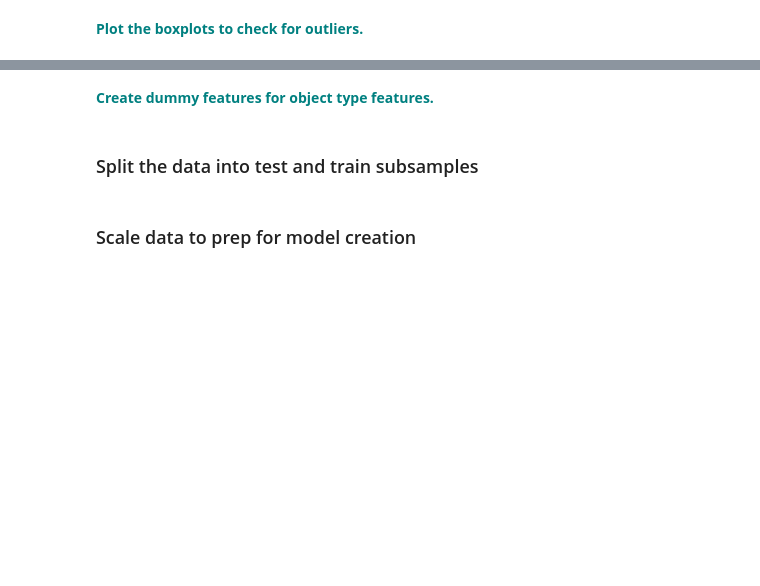
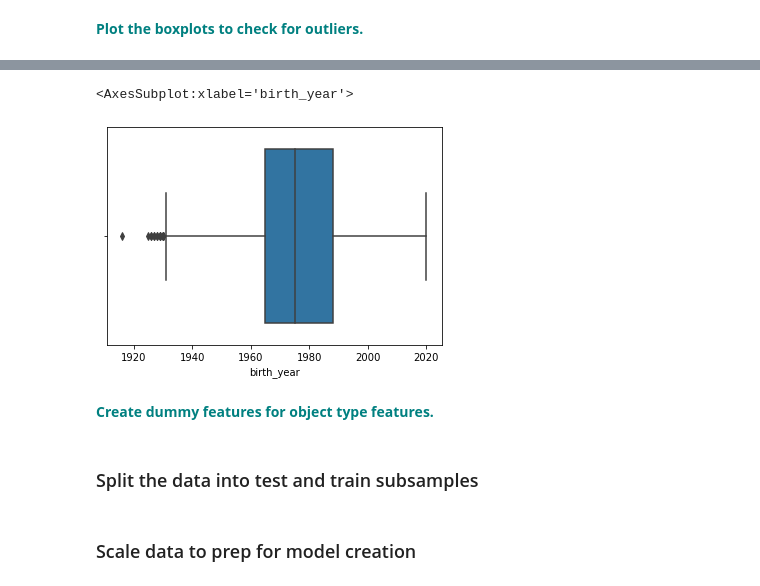
Before and after one commit to ChadDelany/Case_Study-Random_Forest, a Jupyter notebook: RandomForest_casestudy_covid19.ipynb, the cells around one changed output, grey strips where cells are left out. Drawn from its saved outputs; the diff is of its cells as text; code cells hidden in the pictures; blank space fills up the shorter version.

```diff
--- a/RandomForest_casestudy_covid19.ipynb
+++ b/RandomForest_casestudy_covid19.ipynb
@@ -312,3 +497,11 @@ vn
+# %%
+#fig, ax = plt.subplots(2, 3, figsize=(12,10)
+
+sns.boxplot(x='birth_year', data=df)
+#plt.show()
+# %% [output]
+<AxesSubplot:xlabel='birth_year'>
+[figure, added]
 # %% [markdown]
 **<font color='teal'> Create dummy features for object type features. </font>**
 # %% [markdown]
```
Also changed, not shown: parts of 13 cells of this notebook.
